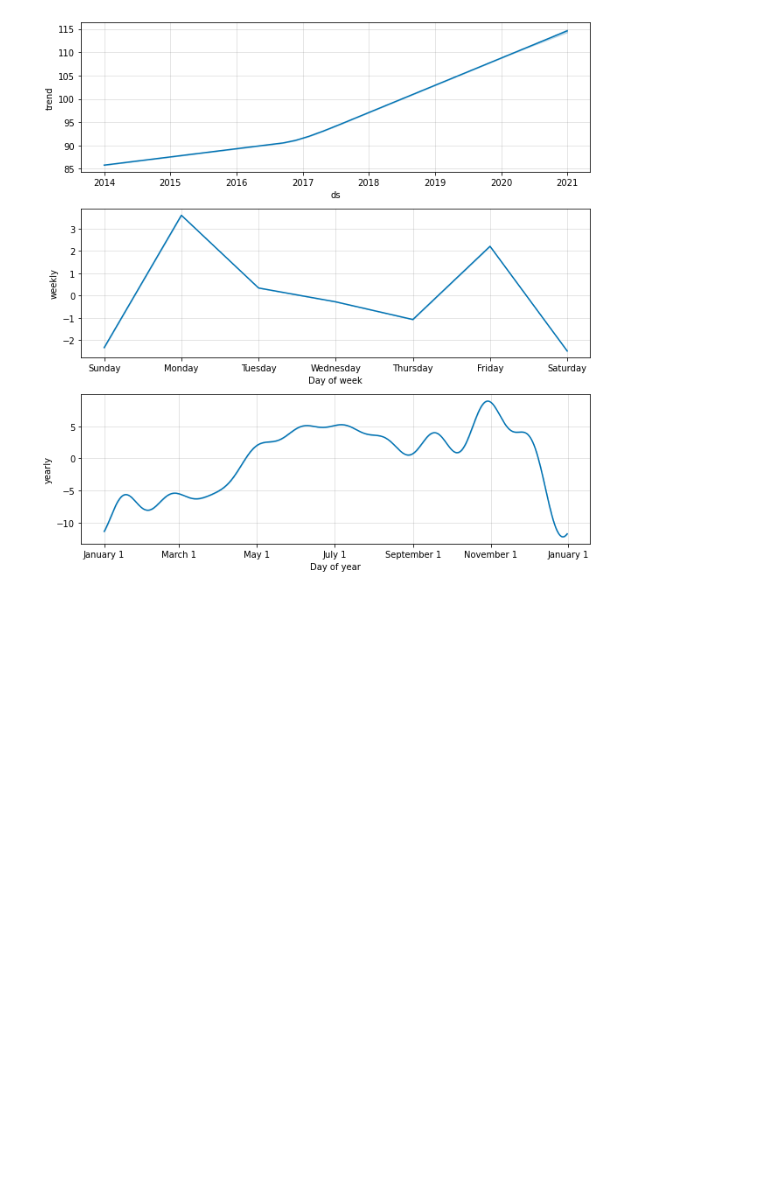
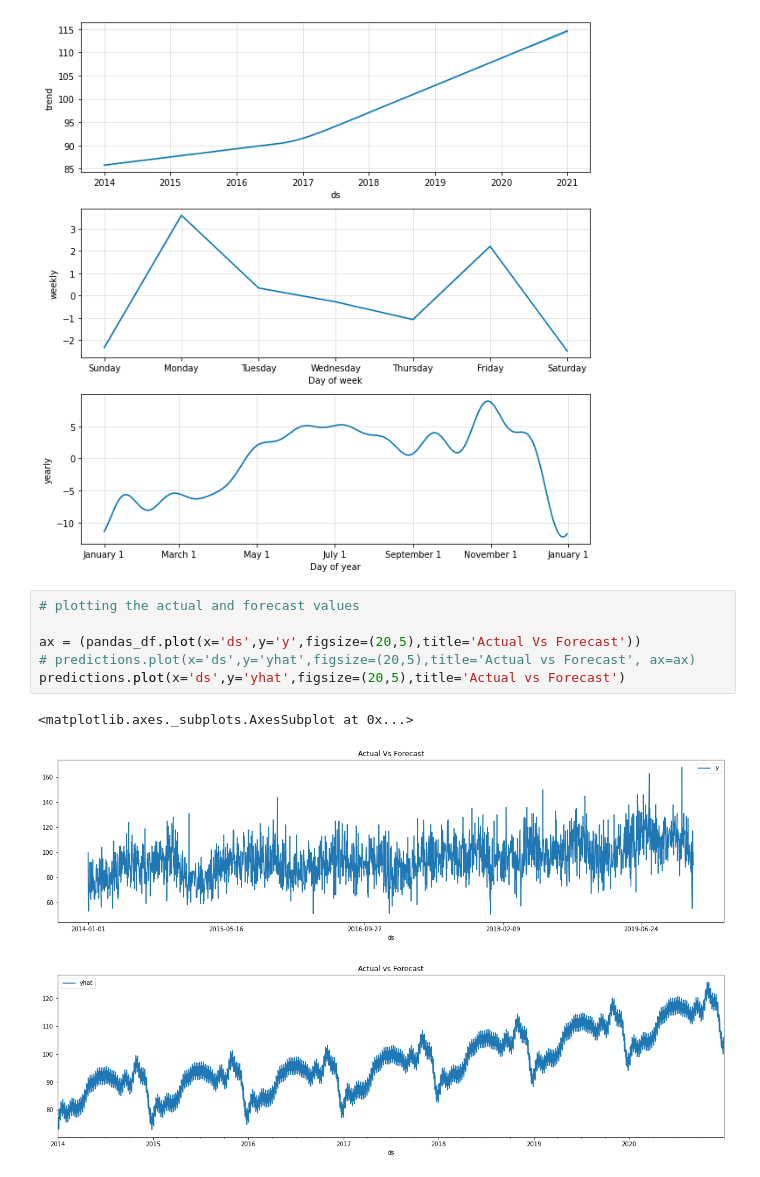
Before and after one commit to lovenalee/Final-Project, a Jupyter notebook: MajCrimes.ipynb, the cells around one changed output. Drawn from its saved outputs; the diff is of its cells as text; blank space fills up the shorter version.

```diff
--- a/MajCrimes.ipynb
+++ b/MajCrimes.ipynb
@@ -182,3 +174,13 @@ plt.show()
 fig2 = model.plot_components(predictions)
 # %% [output]
 [figure]
+# %%
+# plotting the actual and forecast values
+
+ax = (pandas_df.plot(x='ds',y='y',figsize=(20,5),title='Actual Vs Forecast'))
+# predictions.plot(x='ds',y='yhat',figsize=(20,5),title='Actual vs Forecast', ax=ax)
+predictions.plot(x='ds',y='yhat',figsize=(20,5),title='Actual vs Forecast')
+# %% [output]
+<matplotlib.axes._subplots.AxesSubplot at 0x...>
+[figure, added]
+[figure, added]
```
Also changed, not shown: parts of 2 cells of this notebook.
